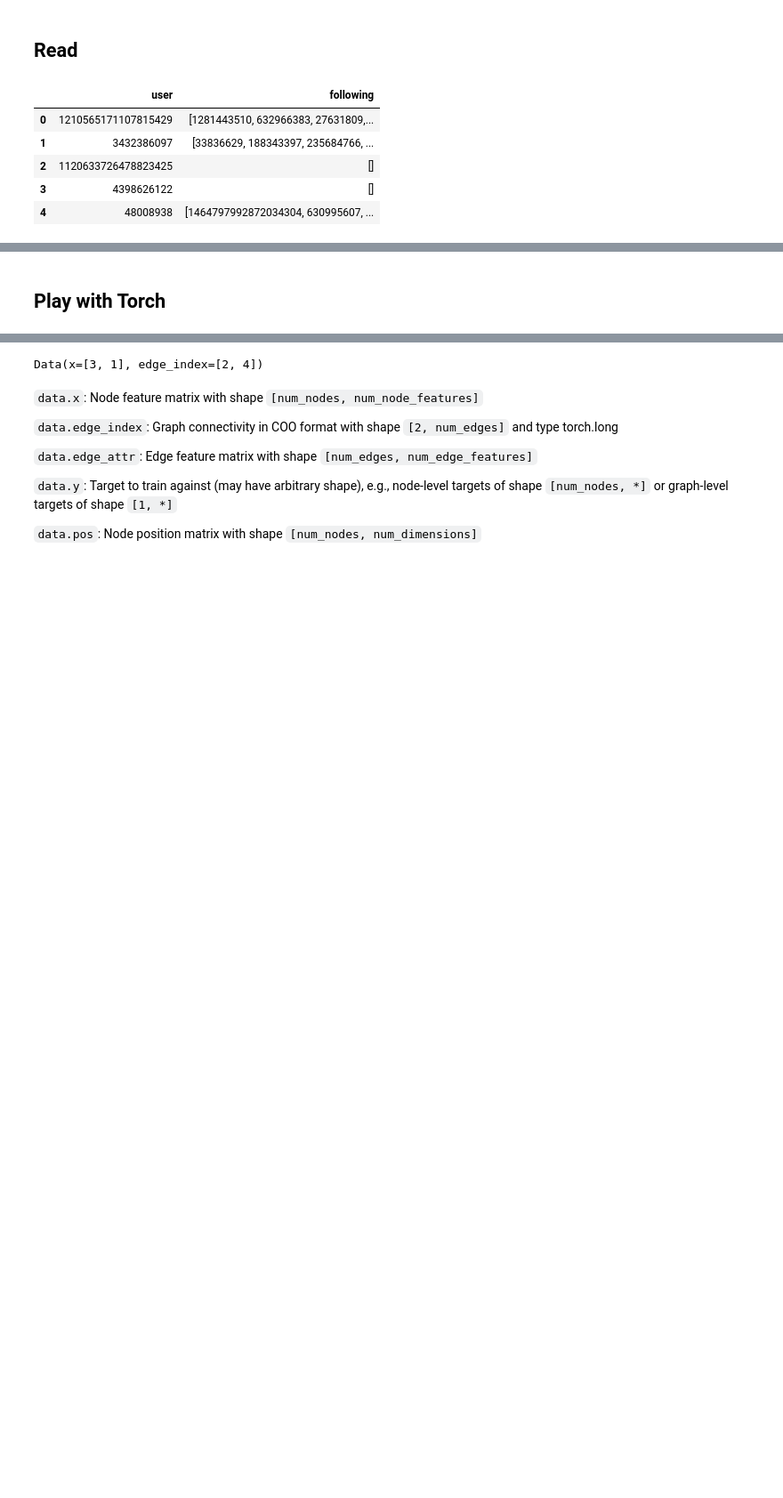
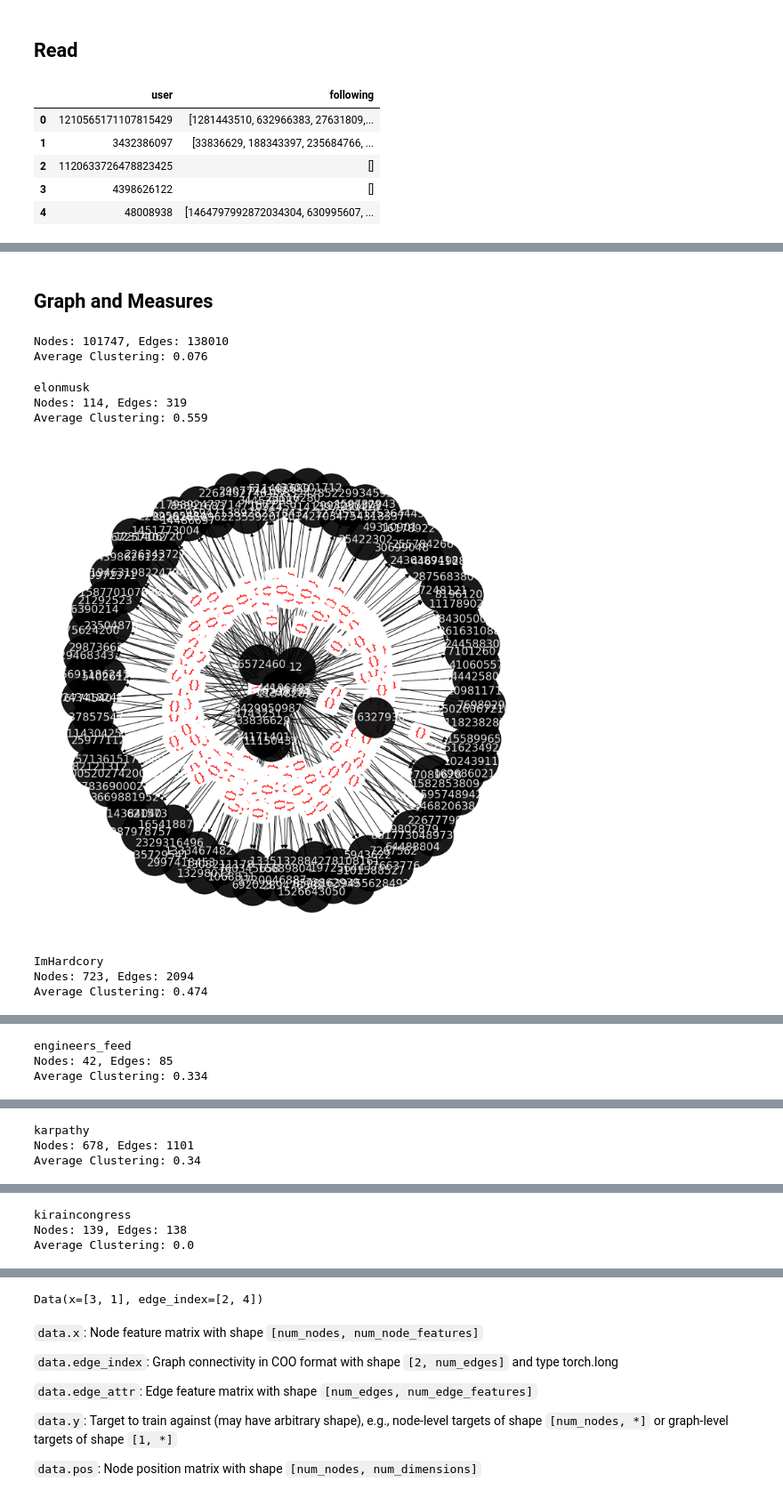
Before and after one commit to lejinvarghese/ego_networks, a Jupyter notebook: projects/twitter/network_exploration.ipynb, the cells around one changed output, grey strips where cells are left out. Shown at 89% size. Cells and saved outputs as stored; diff of their text form; code cells hidden in the pictures; blank space fills up the shorter version.

```diff
--- a/projects/twitter/network_exploration.ipynb
+++ b/projects/twitter/network_exploration.ipynb
@@ -57,2 +132,39 @@ df
 # %% [markdown]
-## **Play with Torch**
+## **Graph and Measures**
+# %%
+edges = df.copy().dropna()
+edges.columns = ['source', 'target']
+edges['source'] = edges['source'].astype(int)
+edges['target'] = edges['target'].astype(int)
+# %%
+G = nx.from_pandas_edgelist(
+    edges,
+    create_using=nx.DiGraph(),
+)
+# %%
+print(f"Nodes: {len(G.nodes())}, Edges: {len(G.edges())}")
+print(f"Average Clustering: {round(nx.average_clustering(G), 3)}")
+# %% [output]
+Nodes: 101747, Edges: 138010
+Average Clustering: 0.076
+# %%
+# user_ids = [620047515, 3380357519]
+# print(get_user_description(user_ids))
+user_names = ['elonmusk', 'ImHardcory', 'engineers_feed', 'karpathy', 'kiraincongress']
+user_ids = get_user_ids(user_names)
+
+for i, user_id in enumerate(user_ids):
+    G_s, _ = get_ego_graph(G, node=user_id)
+    print(f"{user_names[i]}")
+    print(f"Nodes: {len(G_s.nodes())}, Edges: {len(G_s.edges())}")
+    print(f"Average Clustering: {round(nx.average_clustering(G_s), 3)}")
+    # print(f"Small Worldness (>=1): {round(nx.algorithms.smallworld.sigma(G_s.to_undirected(), niter = 5), 3)}"): #takes forever
+    draw_graph(G_s, fig_size  = (10, 10))
+# %% [output]
+elonmusk
+Nodes: 114, Edges: 319
+Average Clustering: 0.559
+[figure, added]
+ImHardcory
+Nodes: 723, Edges: 2094
+Average Clustering: 0.474
@@ -58,0 +172,3 @@ df
+engineers_feed
+Nodes: 42, Edges: 85
+Average Clustering: 0.334
@@ -58,0 +176,3 @@ df
+karpathy
+Nodes: 678, Edges: 1101
+Average Clustering: 0.34
@@ -58,0 +180,3 @@ df
+kiraincongress
+Nodes: 139, Edges: 138
+Average Clustering: 0.0
```
Also changed, not shown: parts of 14 cells of this notebook, 3 other files.
